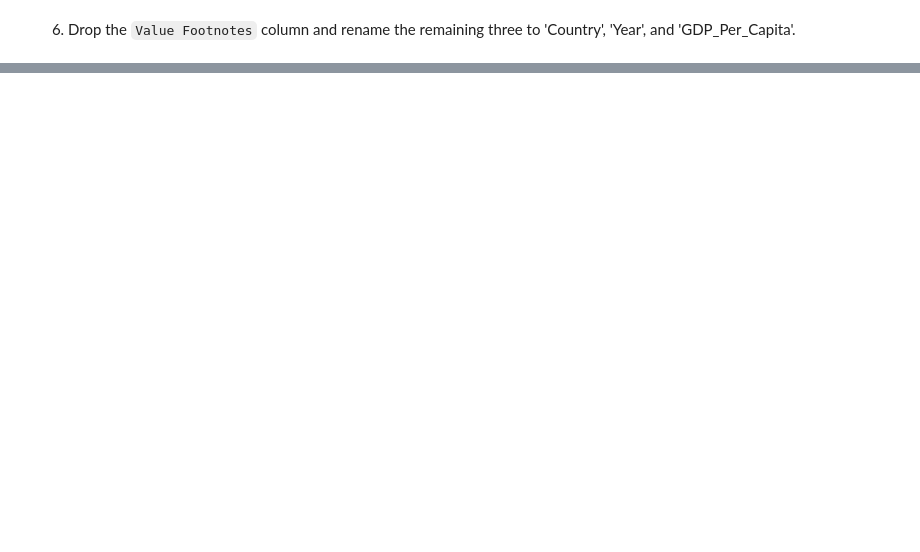
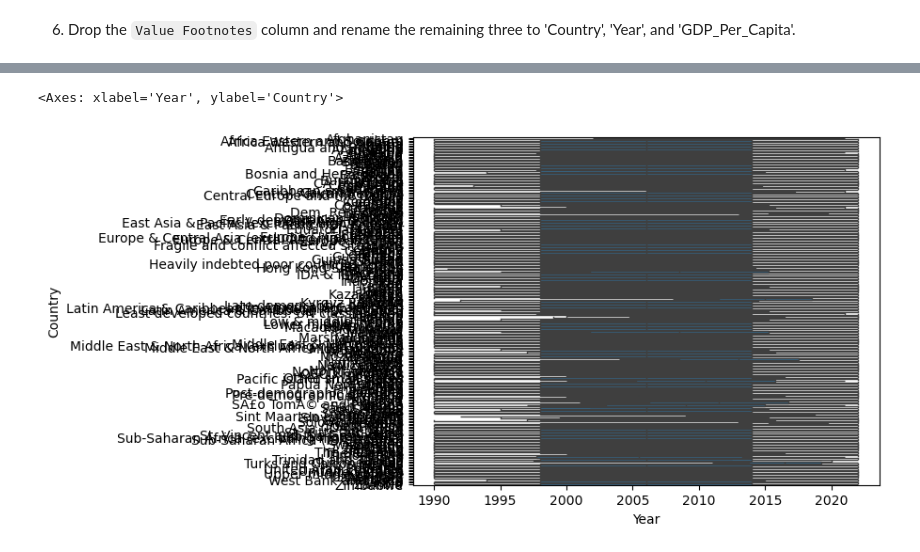
Before and after one commit to NSS-Full-Time-Data-Analytics-14/gdp-and-internet-usage-KCho89, a Jupyter notebook: notebook/un_project.ipynb, the cells around one changed output, grey strips where cells are left out. Saved outputs shown, nothing was run; the diff lists cells and outputs as text; code cells hidden in the pictures; blank space fills up the shorter version.

```diff
--- a/notebook/un_project.ipynb
+++ b/notebook/un_project.ipynb
@@ -44,0 +218,5 @@ dtype: object
+# %%
+sns.boxplot( x=gdp_df["Year"], y=gdp_df["Country"] )
+# %% [output]
+<Axes: xlabel='Year', ylabel='Country'>
+[figure, added]
```
Also changed, not shown: parts of 67 cells of this notebook.
